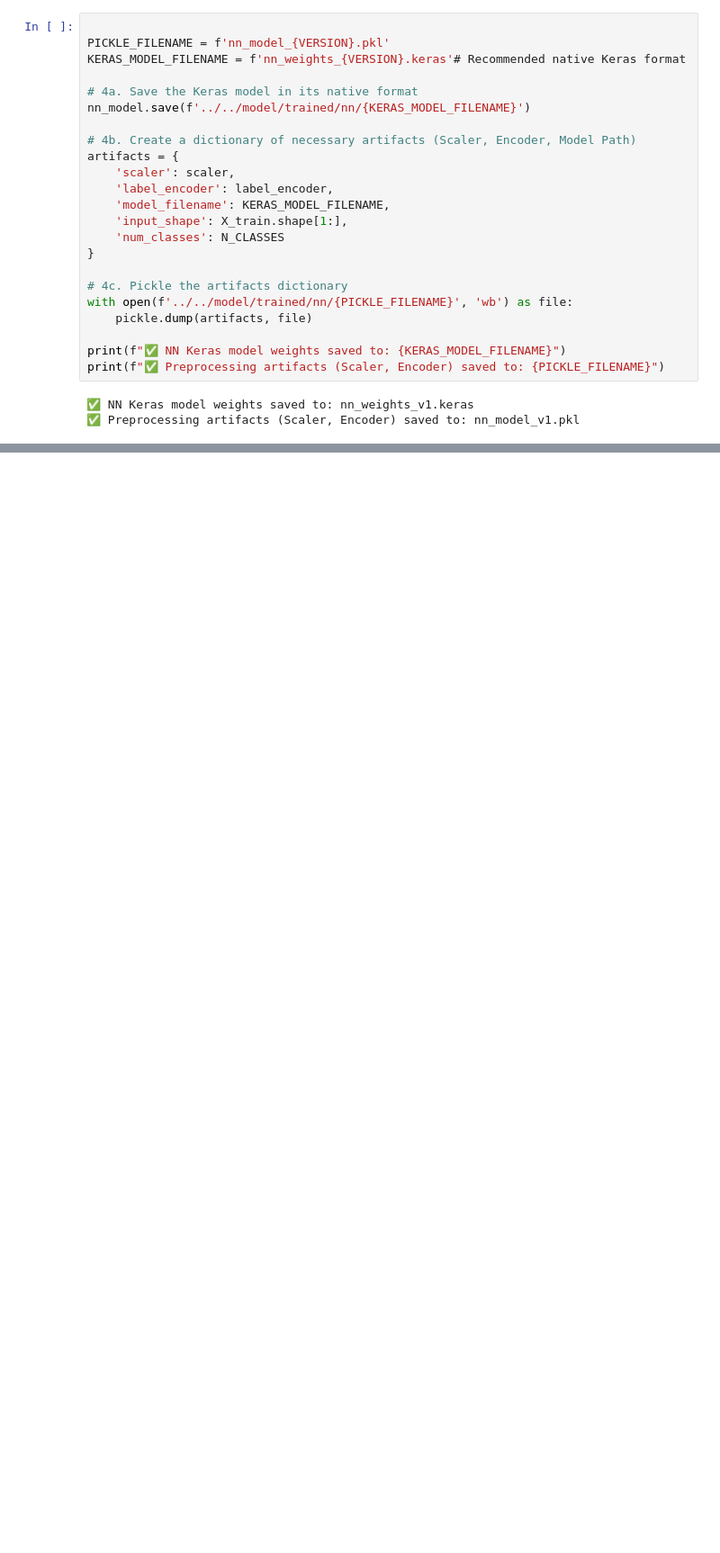
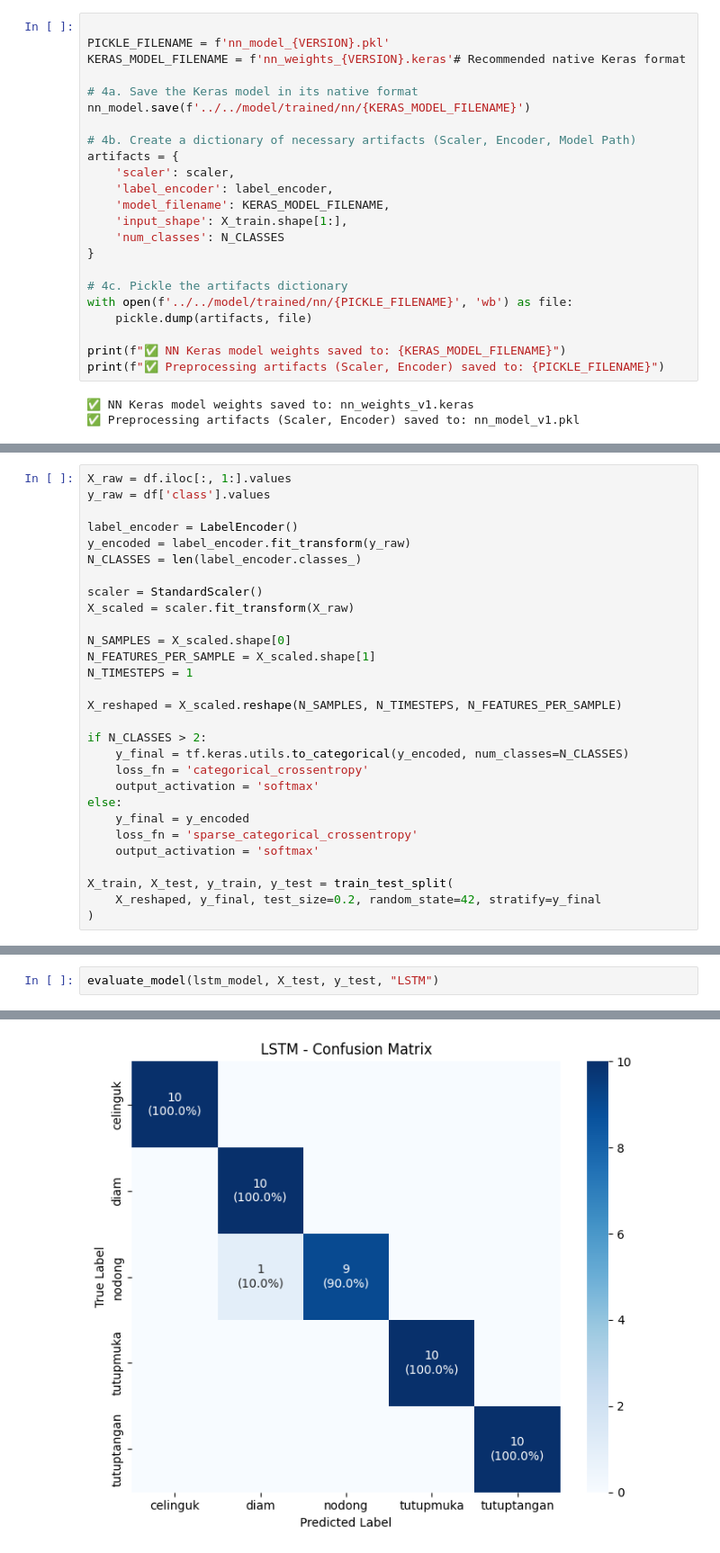
Before and after one commit to NawfalHadi/suspicious_detection, a Jupyter notebook: code/workflow/2_training.ipynb, the cells around one changed output, grey strips where cells are left out. Shown at 90% size. Cells and saved outputs as stored; diff of their text form; blank space fills up the shorter version.

```diff
--- a/code/workflow/2_training.ipynb
+++ b/code/workflow/2_training.ipynb
@@ -536,0 +727,29 @@ print(f"✅ Preprocessing artifacts (Scaler, Encoder) saved to: {PICKLE_FILENAME
+# %%
+X_raw = df.iloc[:, 1:].values
+y_raw = df['class'].values
+
+label_encoder = LabelEncoder()
+y_encoded = label_encoder.fit_transform(y_raw)
+N_CLASSES = len(label_encoder.classes_)
+
+scaler = StandardScaler()
+X_scaled = scaler.fit_transform(X_raw)
+
+N_SAMPLES = X_scaled.shape[0]
+N_FEATURES_PER_SAMPLE = X_scaled.shape[1]
+N_TIMESTEPS = 1
+
+X_reshaped = X_scaled.reshape(N_SAMPLES, N_TIMESTEPS, N_FEATURES_PER_SAMPLE)
+
+if N_CLASSES > 2:
+    y_final = tf.keras.utils.to_categorical(y_encoded, num_classes=N_CLASSES)
+    loss_fn = 'categorical_crossentropy'
+    output_activation = 'softmax'
+else:
+    y_final = y_encoded
+    loss_fn = 'sparse_categorical_crossentropy'
+    output_activation = 'softmax'
+
+X_train, X_test, y_train, y_test = train_test_split(
+    X_reshaped, y_final, test_size=0.2, random_state=42, stratify=y_final
+)
@@ -536,0 +760,3 @@ print(f"✅ Preprocessing artifacts (Scaler, Encoder) saved to: {PICKLE_FILENAME
+# %%
+evaluate_model(lstm_model, X_test, y_test, "LSTM")
+# %% [output]
@@ -536,0 +780 @@ print(f"✅ Preprocessing artifacts (Scaler, Encoder) saved to: {PICKLE_FILENAME
+[figure, added]
```
Also changed, not shown: parts of 22 cells of this notebook, 1 other file.
